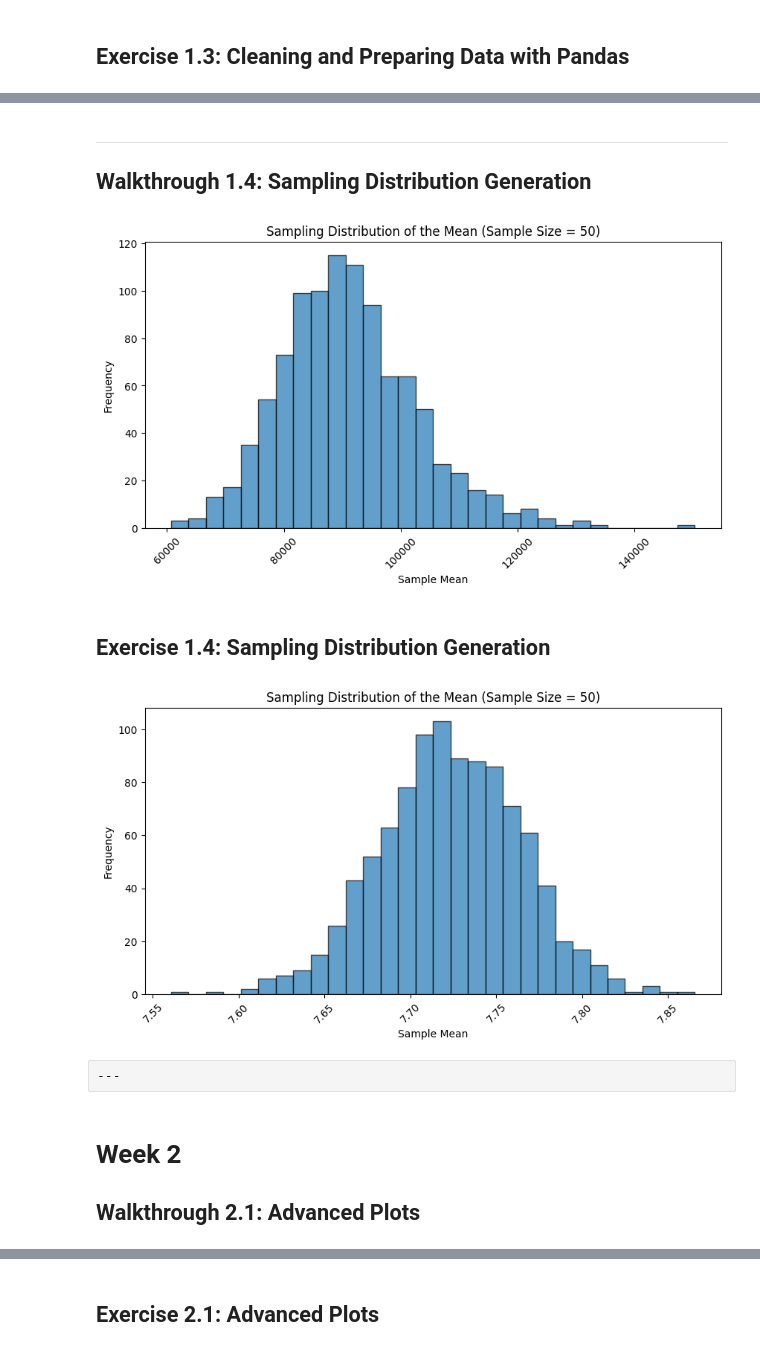
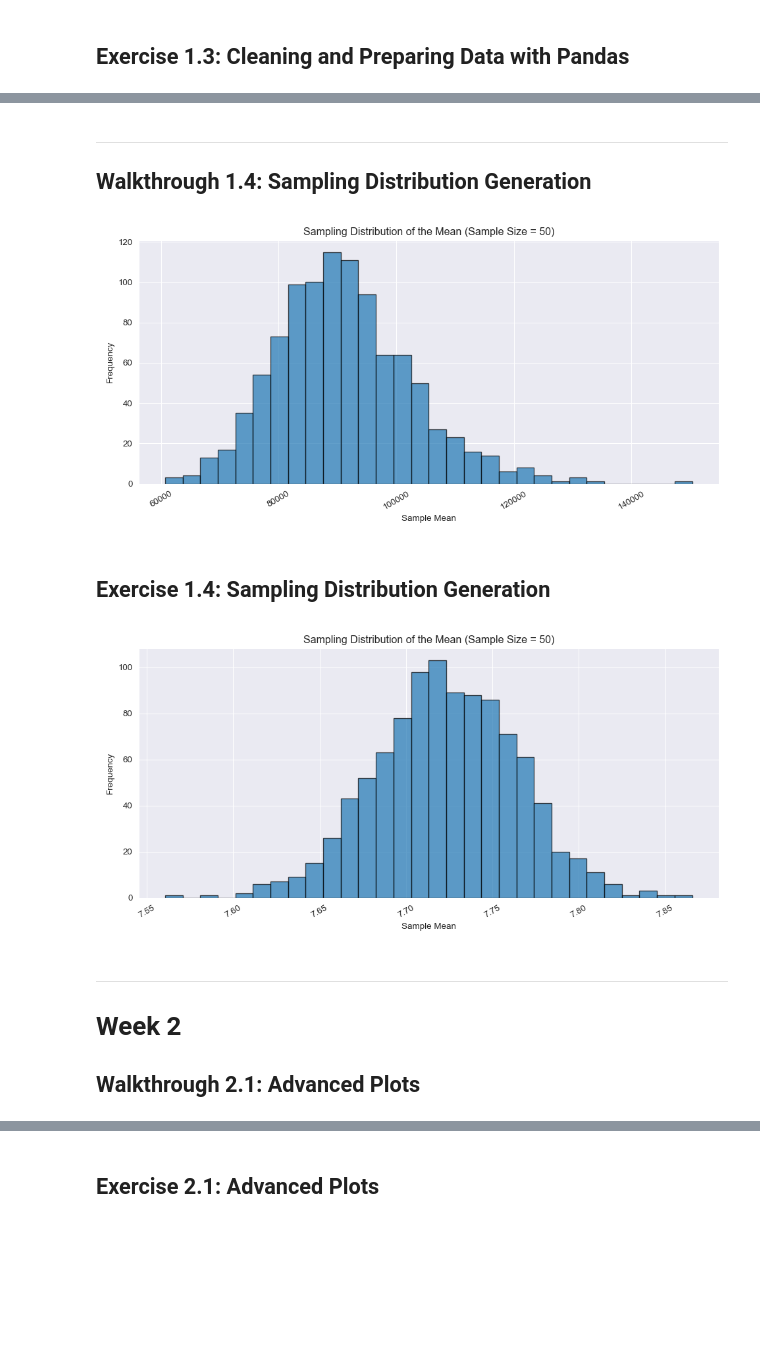
Before and after one commit to ismayc/oreilly-fundamentals-of-statistics-with-python, a Jupyter notebook: exercises_solutions.ipynb, the cells around one changed output, grey strips where cells are left out. Drawn from its saved outputs; the diff is of its cells as text; code cells hidden in the pictures; blank space fills up the shorter version.

```diff
--- a/exercises_solutions.ipynb
+++ b/exercises_solutions.ipynb
@@ -309,2 +305,5 @@ plt.show()
+# %%
+# Set the default figure size for all plots (unless specified)
+plt.rcParams['figure.figsize'] = (10, 5)
 # %%
 # Box plot for work_exp
@@ -349,9 +353,12 @@ plt.show()
 # %%
+# Set the Seaborn style to 'darkgrid'
+# This sets the color of the points to dark with a light grid background
+sns.set_style("darkgrid")
+
 # Scatter plot for body vs. acidity
-plt.figure(figsize=(10, 5))
-sns.scatterplot(x=coffee_quality['body'], y=coffee_quality['acidity'])
-plt.title('Scatter Plot of Body vs. Acidity')
-plt.xlabel('Body')
-plt.ylabel('Acidity')
+sns.scatterplot(x=coffee_quality['body'], y=coffee_quality['acidity']);
+plt.title('Scatter Plot of Body vs. Acidity');
+plt.xlabel('Body');
+plt.ylabel('Acidity');
 plt.show()
 # %% [output]
@@ -359,35 +366,36 @@ plt.show()
 # %% [markdown]
----
+------------------------------------------------------------------------
 
 ## Walkthrough 1.4: Sampling Distribution Generation
 # %%
 # Think of our data as a population to draw from
 population = data_dev_survey['converted_comp_yearly'].dropna().values
 
 # Generate a large sample from the 'converted_comp_yearly' column
 # Parameters
 sample_size = 50
 num_samples = 1000
 
 # Set a seed to make code reproducible
 np.random.seed(2024)
 
 # Simulate sampling distribution of the mean
 sample_means = []
 for _ in range(num_samples):
     sample = np.random.choice(population, sample_size)
     sample_means.append(np.mean(sample))
 
 # Plot the sampling distribution of the sample means
-plt.figure(figsize=(10, 5))
-plt.hist(sample_means, bins=30, edgecolor='k', alpha=0.7)
-plt.title('Sampling Distribution of the Mean (Sample Size = 50)')
-plt.xlabel('Sample Mean')
-plt.ylabel('Frequency')
-plt.xticks(rotation=45)
+plt.hist(sample_means, bins=30, edgecolor='k', alpha=0.7);
+plt.title('Sampling Distribution of the Mean (Sample Size = 50)');
+plt.xlabel('Sample Mean');
+plt.ylabel('Frequency');
+plt.xticks(rotation=30);
+# Adjust layout so labels are not cut off
+plt.tight_layout();
 plt.show()
 # %% [output]
-[figure, old version]
+[figure, new version]
 # %% [markdown]
 ## Exercise 1.4: Sampling Distribution Generation
 # %%
@@ -408,18 +416,19 @@ for _ in range(num_samples):
     sample_means.append(np.mean(sample))
 
 # Plot the sampling distribution of the sample means
-plt.figure(figsize=(10, 5))
-plt.hist(sample_means, bins=30, edgecolor='k', alpha=0.7)
-plt.title('Sampling Distribution of the Mean (Sample Size = 50)')
-plt.xlabel('Sample Mean')
-plt.ylabel('Frequency')
-plt.xticks(rotation=45)
+plt.hist(sample_means, bins=30, edgecolor='k', alpha=0.7);
+plt.title('Sampling Distribution of the Mean (Sample Size = 50)');
+plt.xlabel('Sample Mean');
+plt.ylabel('Frequency');
+plt.xticks(rotation=30);
+# Adjust layout so labels are not cut off
+plt.tight_layout();
 plt.show()
 # %% [output]
-[figure, old version]
+[figure, new version]
-# %% [raw]
----
 # %% [markdown]
+------------------------------------------------------------------------
+
 # Week 2
 
 ## Walkthrough 2.1: Advanced Plots
```
Also changed, not shown: parts of 97 cells of this notebook, 3 other files.
